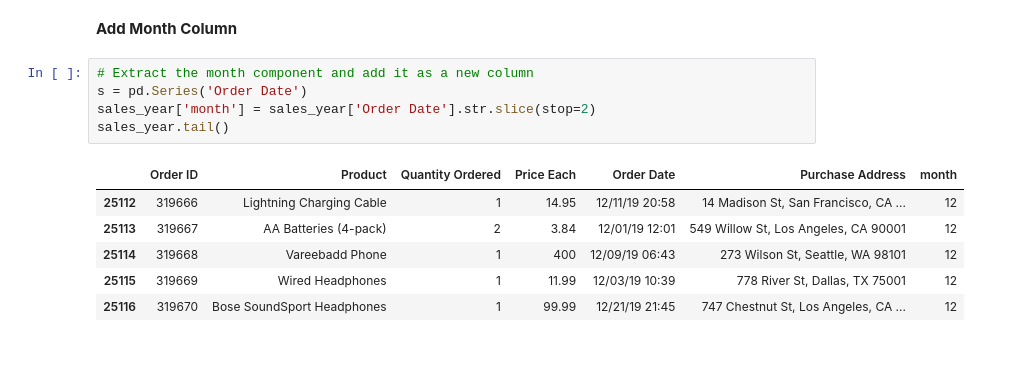
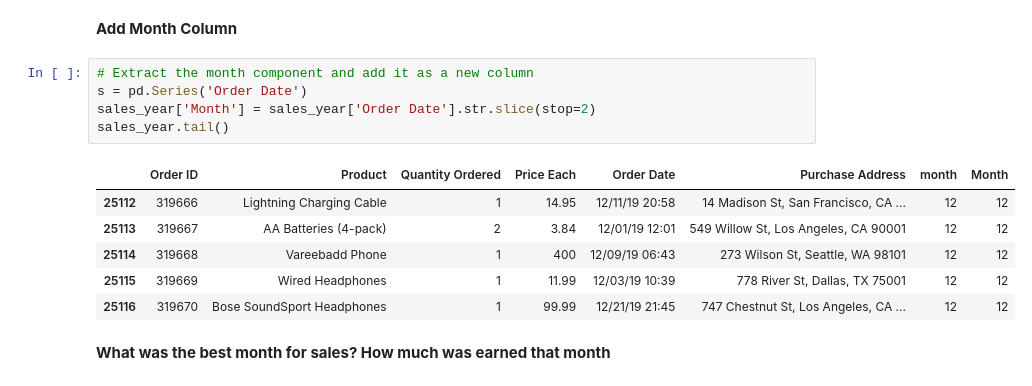
Before and after one commit to NijjohUnno/SalesAnalysis, a Jupyter notebook: Sales_Analysis.ipynb, the cells around one changed output. Saved outputs shown, nothing was run; the diff lists cells and outputs as text; blank space fills up the shorter version.

```diff
--- a/Sales_Analysis.ipynb
+++ b/Sales_Analysis.ipynb
@@ -113,12 +113,14 @@ Index: []
 # %%
 # Extract the month component and add it as a new column
 s = pd.Series('Order Date')
-sales_year['month'] = sales_year['Order Date'].str.slice(stop=2)
+sales_year['Month'] = sales_year['Order Date'].str.slice(stop=2)
 sales_year.tail()
 # %% [output]
-|  | Order ID | Product | Quantity Ordered | Price Each | Order Date | Purchase Address | month |
-| 25112 | 319666 | Lightning Charging Cable | 1 | 14.95 | 12/11/19 20:58 | 14 Madison St, San Francisco, CA ... | 12 |
-| 25113 | 319667 | AA Batteries (4-pack) | 2 | 3.84 | 12/01/19 12:01 | 549 Willow St, Los Angeles, CA 90001 | 12 |
-| 25114 | 319668 | Vareebadd Phone | 1 | 400 | 12/09/19 06:43 | 273 Wilson St, Seattle, WA 98101 | 12 |
-| 25115 | 319669 | Wired Headphones | 1 | 11.99 | 12/03/19 10:39 | 778 River St, Dallas, TX 75001 | 12 |
-| 25116 | 319670 | Bose SoundSport Headphones | 1 | 99.99 | 12/21/19 21:45 | 747 Chestnut St, Los Angeles, CA ... | 12 |
+|  | Order ID | Product | Quantity Ordered | Price Each | Order Date | Purchase Address | month | Month |
+| 25112 | 319666 | Lightning Charging Cable | 1 | 14.95 | 12/11/19 20:58 | 14 Madison St, San Francisco, CA ... | 12 | 12 |
+| 25113 | 319667 | AA Batteries (4-pack) | 2 | 3.84 | 12/01/19 12:01 | 549 Willow St, Los Angeles, CA 90001 | 12 | 12 |
+| 25114 | 319668 | Vareebadd Phone | 1 | 400 | 12/09/19 06:43 | 273 Wilson St, Seattle, WA 98101 | 12 | 12 |
+| 25115 | 319669 | Wired Headphones | 1 | 11.99 | 12/03/19 10:39 | 778 River St, Dallas, TX 75001 | 12 | 12 |
+| 25116 | 319670 | Bose SoundSport Headphones | 1 | 99.99 | 12/21/19 21:45 | 747 Chestnut St, Los Angeles, CA ... | 12 | 12 |
+# %% [markdown]
+**What was the best month for sales? How much was earned that month**
```
Also changed, not shown: parts of 1 cell of this notebook.
